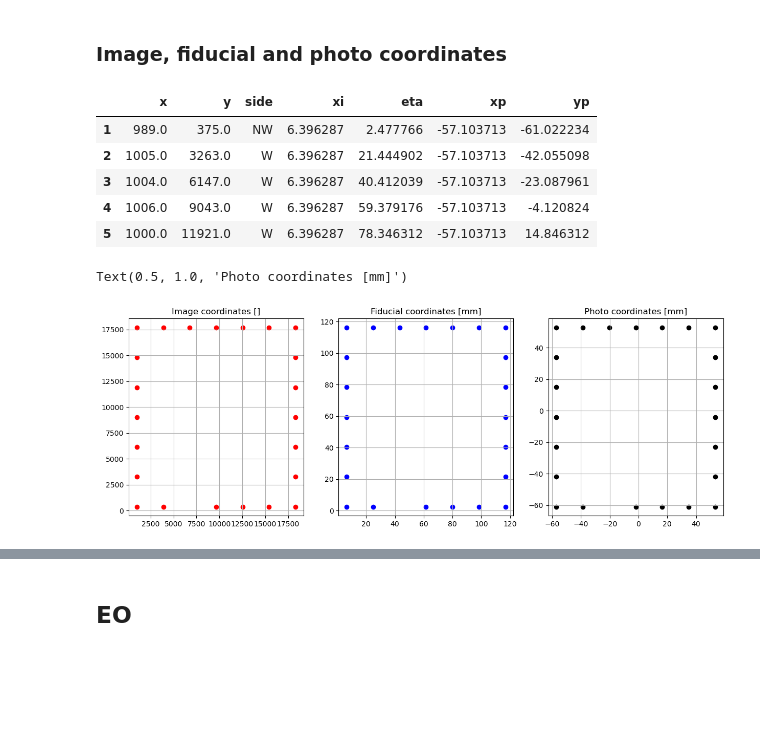
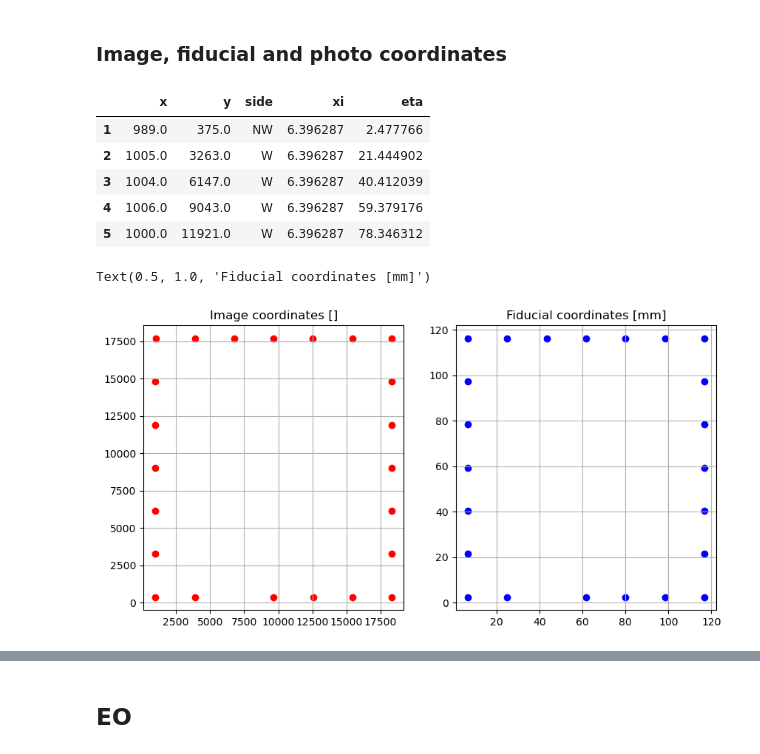
Before and after one commit to lorisdanjou/KH-5_ARGON_images_processing, a Jupyter notebook: orthorectification_images_tests.ipynb, the cells around one changed output, grey strips where cells are left out. Saved outputs shown, nothing was run; the diff lists cells and outputs as text; code cells hidden in the pictures; blank space fills up the shorter version.

```diff
--- a/orthorectification_images_tests.ipynb
+++ b/orthorectification_images_tests.ipynb
@@ -188,32 +189,25 @@ FMs.loc[8:12, "xi"] = xiW + delta_xi * np.array(range(1, 6))
 FMs.loc[14:18, "eta"] = etaN + delta_eta * np.array(range(5, 0, -1))
 FMs.loc[20:24, "xi"] = xiW + delta_xi * np.array([5, 4, 3, 1]) # missing point here
 
-x0, y0 = 127./2, 127./2
-FMs.loc[:, ["xp", "yp"]] = [
-    io.fiducial_to_photo_coordinates(FMs.loc[i, "xi"], FMs.loc[i, "eta"], x0, y0) for i in FMs.index
-]
 FMs.head()
 # %% [output]
-|  | x | y | side | xi | eta | xp | yp |
-| 1 | 989.0 | 375.0 | NW | 6.396287 | 2.477766 | -57.103713 | -61.022234 |
-| 2 | 1005.0 | 3263.0 | W | 6.396287 | 21.444902 | -57.103713 | -42.055098 |
-| 3 | 1004.0 | 6147.0 | W | 6.396287 | 40.412039 | -57.103713 | -23.087961 |
-| 4 | 1006.0 | 9043.0 | W | 6.396287 | 59.379176 | -57.103713 | -4.120824 |
-| 5 | 1000.0 | 11921.0 | W | 6.396287 | 78.346312 | -57.103713 | 14.846312 |
+|  | x | y | side | xi | eta |
+| 1 | 989.0 | 375.0 | NW | 6.396287 | 2.477766 |
+| 2 | 1005.0 | 3263.0 | W | 6.396287 | 21.444902 |
+| 3 | 1004.0 | 6147.0 | W | 6.396287 | 40.412039 |
+| 4 | 1006.0 | 9043.0 | W | 6.396287 | 59.379176 |
+| 5 | 1000.0 | 11921.0 | W | 6.396287 | 78.346312 |
 # %%
-fig, axs = plt.subplots(ncols=3, figsize=(15, 5))
+fig, axs = plt.subplots(ncols=2, figsize=(10, 5))
 axs[0].scatter(FMs.x, FMs.y, color='r')
 axs[0].grid()
 axs[0].set_title('Image coordinates []')
 axs[1].scatter(FMs.xi, FMs.eta, color='b')
 axs[1].grid()
 axs[1].set_title('Fiducial coordinates [mm]')
-axs[2].scatter(FMs.xp, FMs.yp, color='k')
-axs[2].grid()
-axs[2].set_title('Photo coordinates [mm]')
 # %% [output]
-Text(0.5, 1.0, 'Photo coordinates [mm]')
+Text(0.5, 1.0, 'Fiducial coordinates [mm]')
-[figure, old version]
+[figure, new version]
 # %%
 # delta = 127./8
 
```
Also changed, not shown: parts of 15 cells of this notebook, 4 other files.
